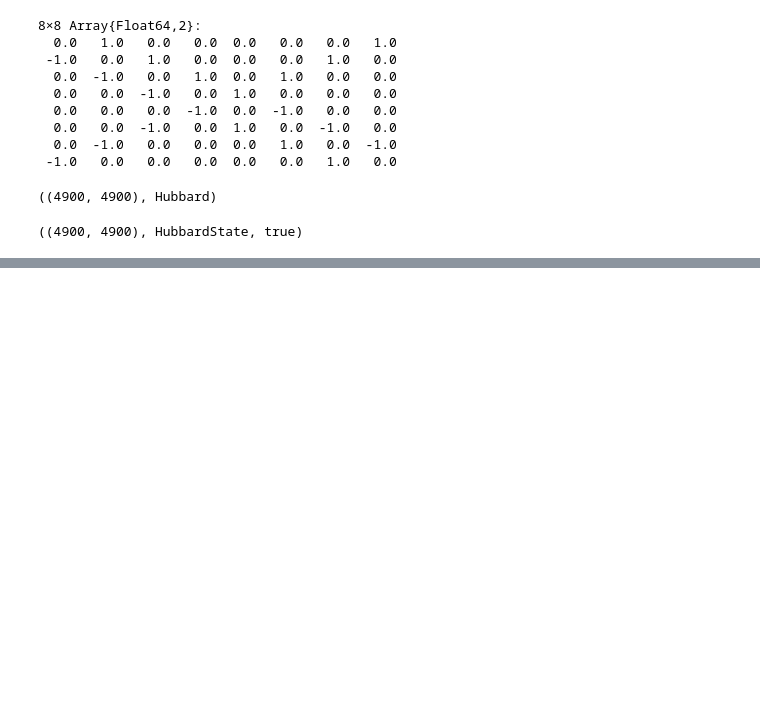
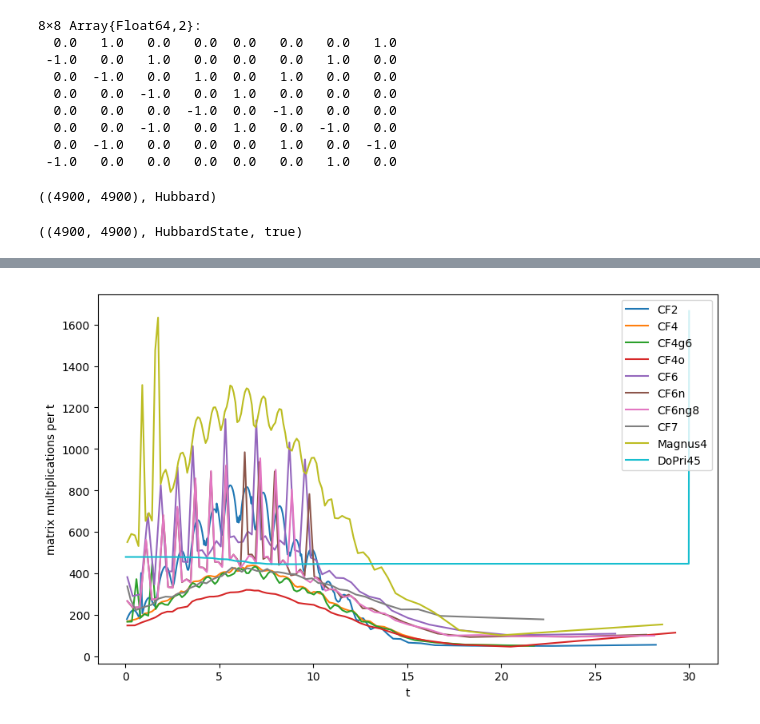
Before and after one commit to HaraldHofstaetter/TimeDependentLinearODESystems.jl, a Jupyter notebook: examples/HubbardTest.ipynb, the cells around one changed output, grey strips where cells are left out. Drawn from its saved outputs; the diff is of its cells as text; code cells hidden in the pictures; blank space fills up the shorter version.

```diff
--- a/examples/HubbardTest.ipynb
+++ b/examples/HubbardTest.ipynb
@@ -209,0 +263,13 @@ plot(tt_cf,EE_cf)
+# %%
+figure(figsize=[10,6])
+k=0
+for (name, scheme) in schemes
+    k+=1
+    plot(tt[k][1:end-1],(cc[k][2:end]-cc[k][1:end-1])./(tt[k][2:end]-tt[k][1:end-1]), label=name)
+end
+legend(loc="upper right")
+xlabel("t")
+ylabel("matrix multiplications per t")
+;
+# %% [output]
+[figure, added]
```
Also changed, not shown: parts of 16 cells of this notebook.
